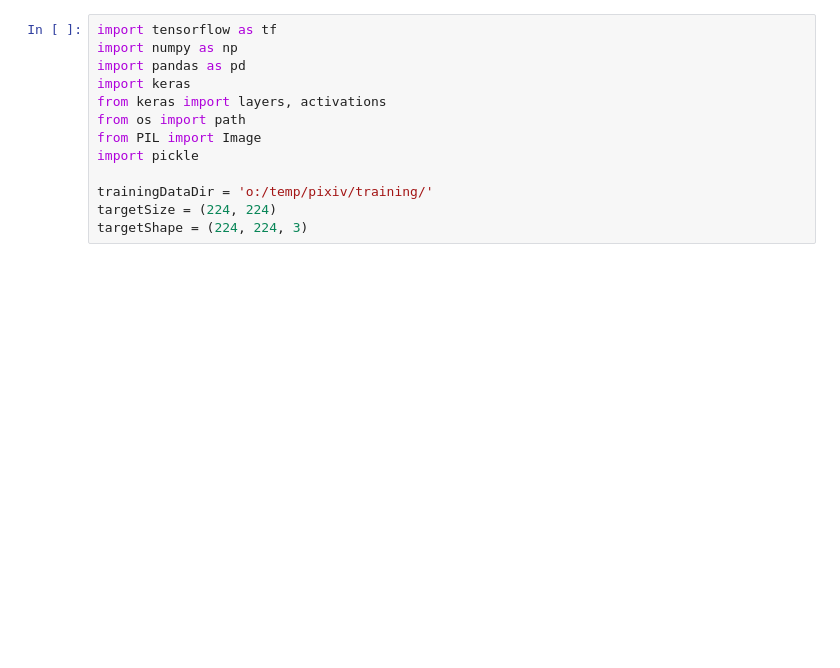
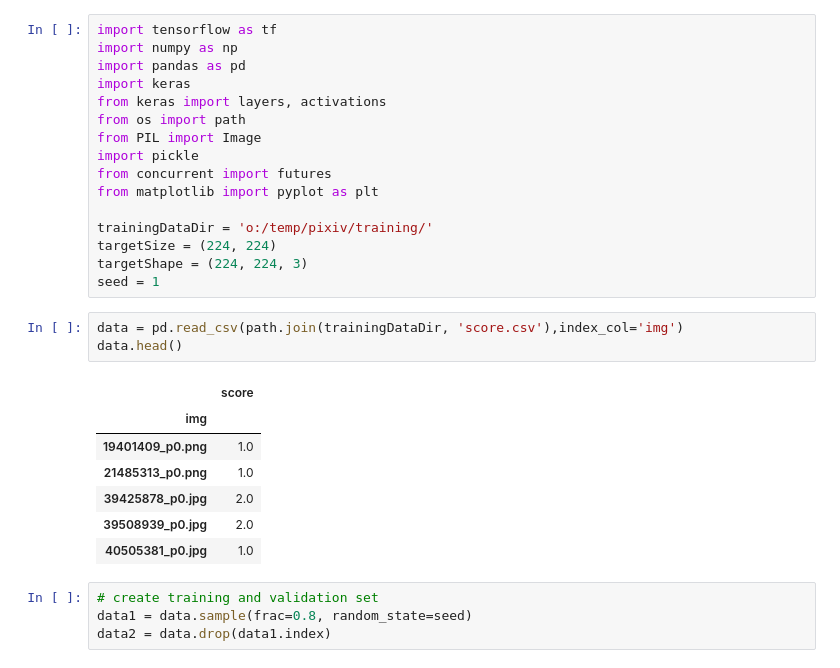
Before and after one commit to blinkspark/nealray, a Jupyter notebook: py_img_scorer/training.ipynb, the cells around one changed output. Cells and saved outputs as stored; diff of their text form; blank space fills up the shorter version.

```diff
--- a/py_img_scorer/training.ipynb
+++ b/py_img_scorer/training.ipynb
@@ -7,7 +7,25 @@ from keras import layers, activations
 from os import path
 from PIL import Image
 import pickle
+from concurrent import futures
+from matplotlib import pyplot as plt
 
 trainingDataDir = 'o:/temp/pixiv/training/'
 targetSize = (224, 224)
 targetShape = (224, 224, 3)
+seed = 1
+# %%
+data = pd.read_csv(path.join(trainingDataDir, 'score.csv'),index_col='img')
+data.head()
+# %% [output]
+|  | score |
+| img |  |
+| 19401409_p0.png | 1.0 |
+| 21485313_p0.png | 1.0 |
+| 39425878_p0.jpg | 2.0 |
+| 39508939_p0.jpg | 2.0 |
+| 40505381_p0.jpg | 1.0 |
+# %%
+# create training and validation set
+data1 = data.sample(frac=0.8, random_state=seed)
+data2 = data.drop(data1.index)
```
Also changed, not shown: parts of 12 cells of this notebook, 6 other files.
